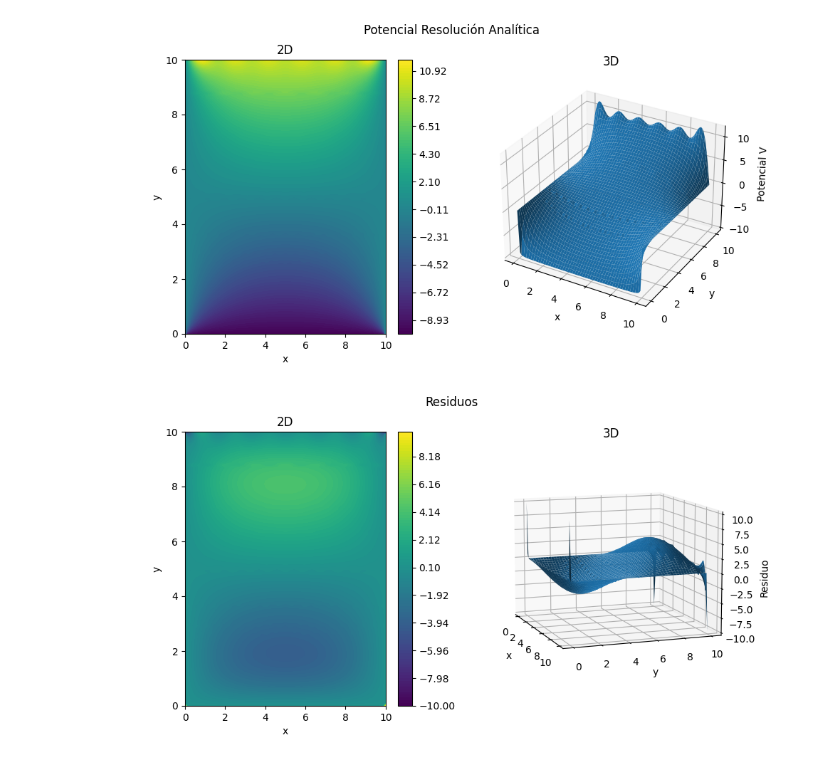
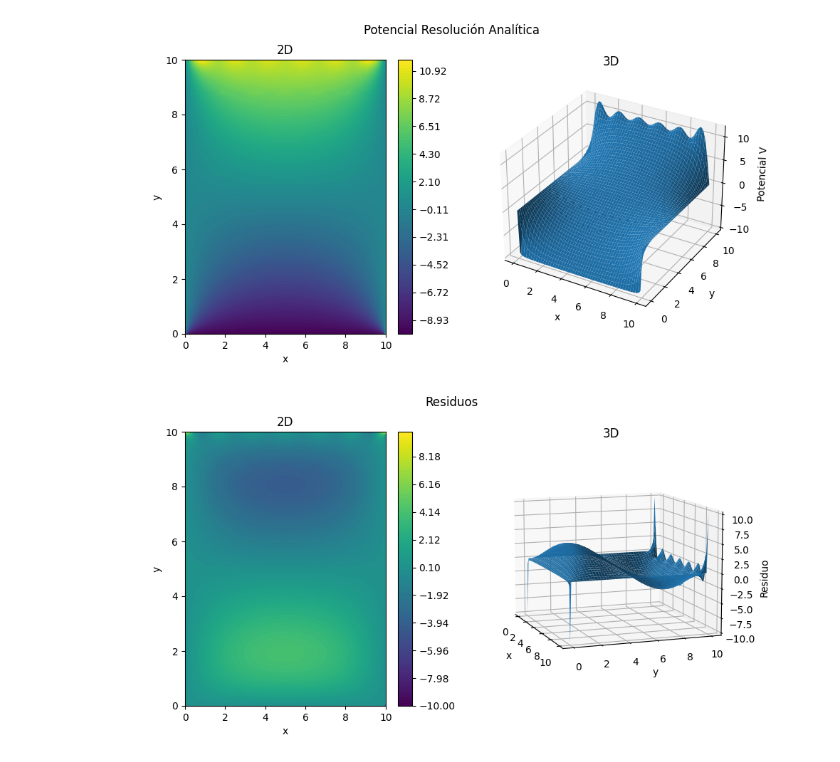
Before and after one commit to DaniCorredor/Laplace---Relajacion, a Jupyter notebook: Tarea 3.ipynb, the cells around one changed output. Drawn from its saved outputs; the diff is of its cells as text; code cells hidden in the pictures.

```diff
--- a/Tarea 3.ipynb
+++ b/Tarea 3.ipynb
@@ -144,27 +144,27 @@ plt.savefig("anali.jpg")
 # %%
 fig = plt.figure(figsize=(10,5))
 ax = fig.add_subplot(121)
 ax1 = fig.add_subplot(122, projection='3d')
 fig.suptitle("Residuos")
 
 X,Y = np.meshgrid(x,y)
 
-Re = Va.T-Vc.T
+Re = Vc.T-Va.T
 
 levels = np.linspace(Re.min()-1e-5, Re.max()+1e-5, 100)
 c = ax.contourf(X,Y,Re,levels = levels)
 cbar = fig.colorbar(c)
 ax.set_xlabel("x")
 ax.set_ylabel("y")
 ax.set_title("2D")
 
 ax1.plot_surface(X,Y,Re)
 ax1.set_xlabel("x")
 ax1.set_ylabel("y")
 ax1.set_zlabel("Residuo")
 ax1.set_title("3D")
 ax1.view_init(elev=10, azim=340)
 
 plt.savefig("res.jpg")
 # %% [output]
-[figure, old version]
+[figure, new version]
```
Also changed, not shown: 1 other file.
